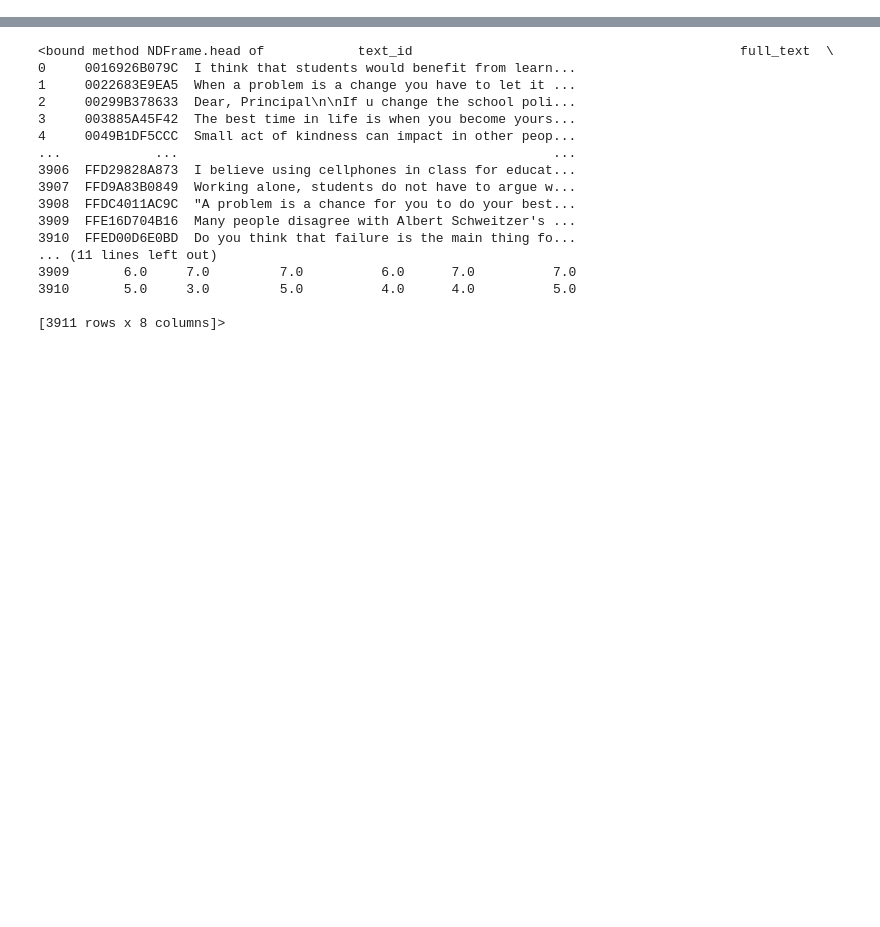
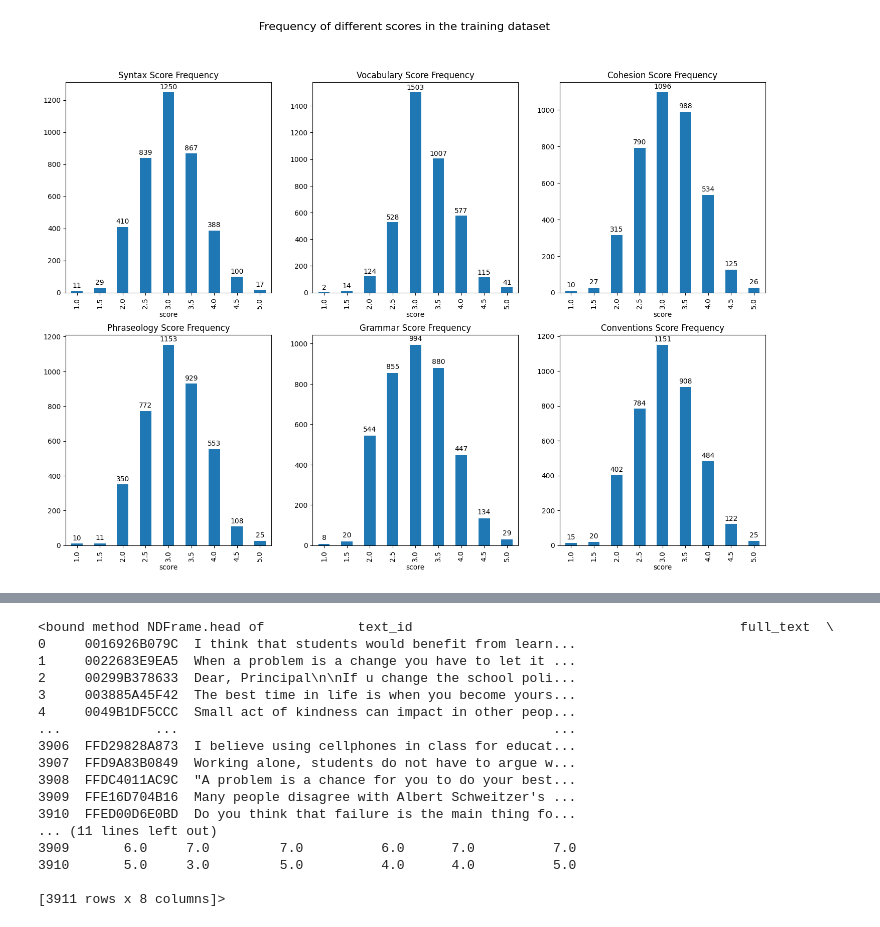
Before and after one commit to AImeetsAG/English-Language-Learning-Feedback-Machine-Learning-Competition, a Jupyter notebook: Vocabulary_Arpan.ipynb, the cells around one changed output, grey strips where cells are left out. Drawn from its saved outputs; the diff is of its cells as text; code cells hidden in the pictures; blank space fills up the shorter version.

```diff
--- a/Vocabulary_Arpan.ipynb
+++ b/Vocabulary_Arpan.ipynb
@@ -20,0 +25,81 @@ from nltk.corpus import stopwords
+# %%
+fig, axs = plt.subplots(2,3)
+fig.set_figheight(12)
+fig.set_figwidth(18)
+
+syntax_values = pd.DataFrame(data['syntax'].value_counts())
+syntax_values.reset_index(inplace= True)
+syntax_values.columns = ['score', 'counts']
+syntax_values.sort_values('score', inplace=True)
+ax = syntax_values.plot(ax = axs[0,0], x = 'score', y = 'counts', kind = 'bar',
+                        title= 'Syntax Score Frequency', legend = False)
+
+for i in range(syntax_values.shape[0]):
+    x = syntax_values.iloc[i,0]*2-2
+    y = syntax_values.iloc[i,1]
+    ax.annotate(str(y), xy= (x,y+20), ha = 'center')
+
+vocabulary_values = pd.DataFrame(data.iloc[:,2:].vocabulary.value_counts())
+vocabulary_values.reset_index(inplace= True)
+vocabulary_values.columns = ['score', 'counts']
+vocabulary_values.sort_values('score', inplace=True)
+ax = vocabulary_values.plot(ax = axs[0,1], x = 'score', y = 'counts', kind = 'bar',
+                        title= 'Vocabulary Score Frequency', legend = False)
+
+for i in range(vocabulary_values.shape[0]):
+    x = vocabulary_values.iloc[i,0]*2-2
+    y = vocabulary_values.iloc[i,1]
+    ax.annotate(str(y), xy= (x,y+20), ha = 'center')
+
+cohesion_values = pd.DataFrame(data.iloc[:,2:].cohesion.value_counts())
+cohesion_values.reset_index(inplace= True)
+cohesion_values.columns = ['score', 'counts']
+cohesion_values.sort_values('score', inplace=True)
+ax = cohesion_values.plot(ax = axs[0,2], x = 'score', y = 'counts', kind = 'bar',
+                        title= 'Cohesion Score Frequency', legend = False)
+
+for i in range(cohesion_values.shape[0]):
+    x = cohesion_values.iloc[i,0]*2-2
+    y = cohesion_values.iloc[i,1]
+    ax.annotate(str(y), xy= (x,y+20), ha = 'center')
+
+phraseology_values = pd.DataFrame(data.iloc[:,2:].phraseology.value_counts())
+phraseology_values.reset_index(inplace= True)
+phraseology_values.columns = ['score', 'counts']
+phraseology_values.sort_values('score', inplace=True)
+ax = phraseology_values.plot(ax = axs[1,0], x = 'score', y = 'counts', kind = 'bar',
+                        title= 'Phraseology Score Frequency', legend = False)
+
+for i in range(phraseology_values.shape[0]):
+    x = phraseology_values.iloc[i,0]*2-2
+    y = phraseology_values.iloc[i,1]
+    ax.annotate(str(y), xy= (x,y+20), ha = 'center')
+
+grammar_values = pd.DataFrame(data.iloc[:,2:].grammar.value_counts())
+grammar_values.reset_index(inplace= True)
+grammar_values.columns = ['score', 'counts']
+grammar_values.sort_values('score', inplace=True)
+ax = grammar_values.plot(ax = axs[1,1], x = 'score', y = 'counts', kind = 'bar',
+                        title= 'Grammar Score Frequency', legend = False)
+
+for i in range(grammar_values.shape[0]):
+    x = grammar_values.iloc[i,0]*2-2
+    y = grammar_values.iloc[i,1]
+    ax.annotate(str(y), xy= (x,y+20), ha = 'center')
+
+conventions_values = pd.DataFrame(data.iloc[:,2:].conventions.value_counts())
+conventions_values.reset_index(inplace= True)
+conventions_values.columns = ['score', 'counts']
+conventions_values.sort_values('score', inplace=True)
+ax = conventions_values.plot(ax = axs[1,2], x = 'score', y = 'counts', kind = 'bar',
+                        title= 'Conventions Score Frequency', legend = False)
+
+for i in range(conventions_values.shape[0]):
+    x = conventions_values.iloc[i,0]*2-2
+    y = conventions_values.iloc[i,1]
+    ax.annotate(str(y), xy= (x,y+20), ha = 'center')
+
+fig.suptitle('Frequency of different scores in the training dataset', fontsize = 16)
+plt.show()
+# %% [output]
+[figure, added]
```
Also changed, not shown: parts of 56 cells of this notebook, 2 other files.
